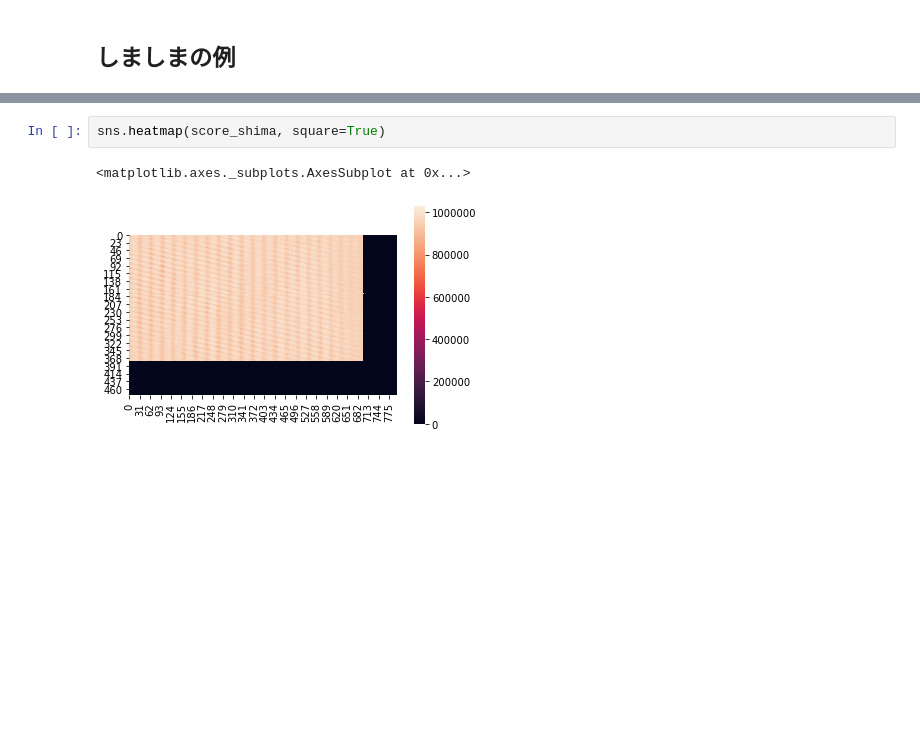
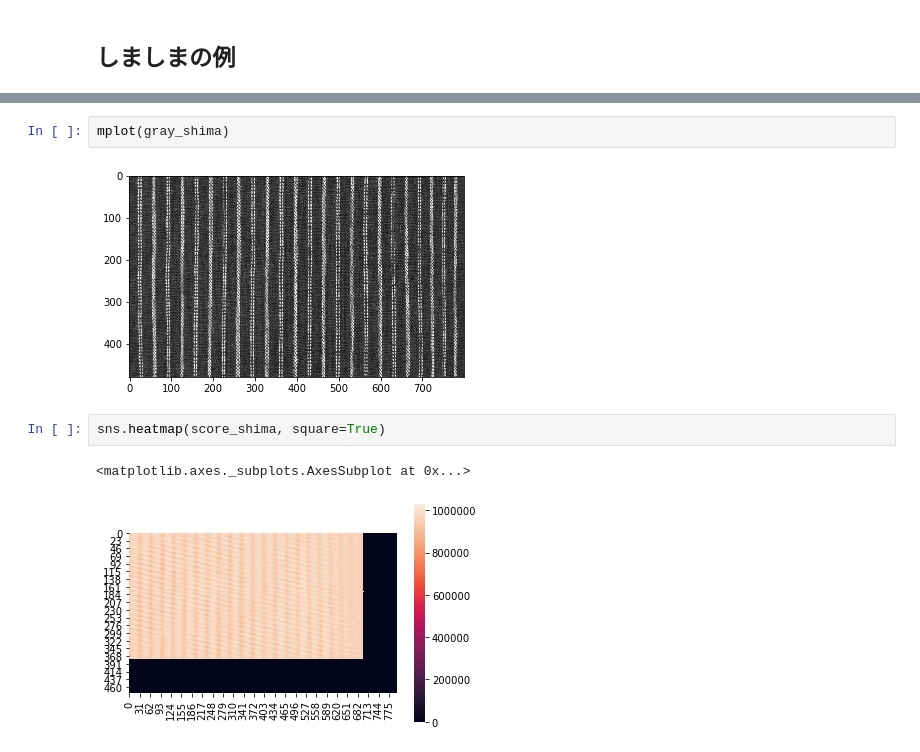
Before and after one commit to c-c-c-c/matsu_lab, a Jupyter notebook: gazoshori_algorism/381.ipynb, the cells around one changed output, grey strips where cells are left out. Drawn from its saved outputs; the diff is of its cells as text; blank space fills up the shorter version.

```diff
--- a/gazoshori_algorism/381.ipynb
+++ b/gazoshori_algorism/381.ipynb
@@ -321,3 +331,7 @@ mplot(img_shima, temp_shima)
+# %%
+mplot(gray_shima)
+# %% [output]
+[figure, added]
 # %%
 sns.heatmap(score_shima, square=True)
 # %% [output]
```
Also changed, not shown: parts of 26 cells of this notebook, 1 other file.
